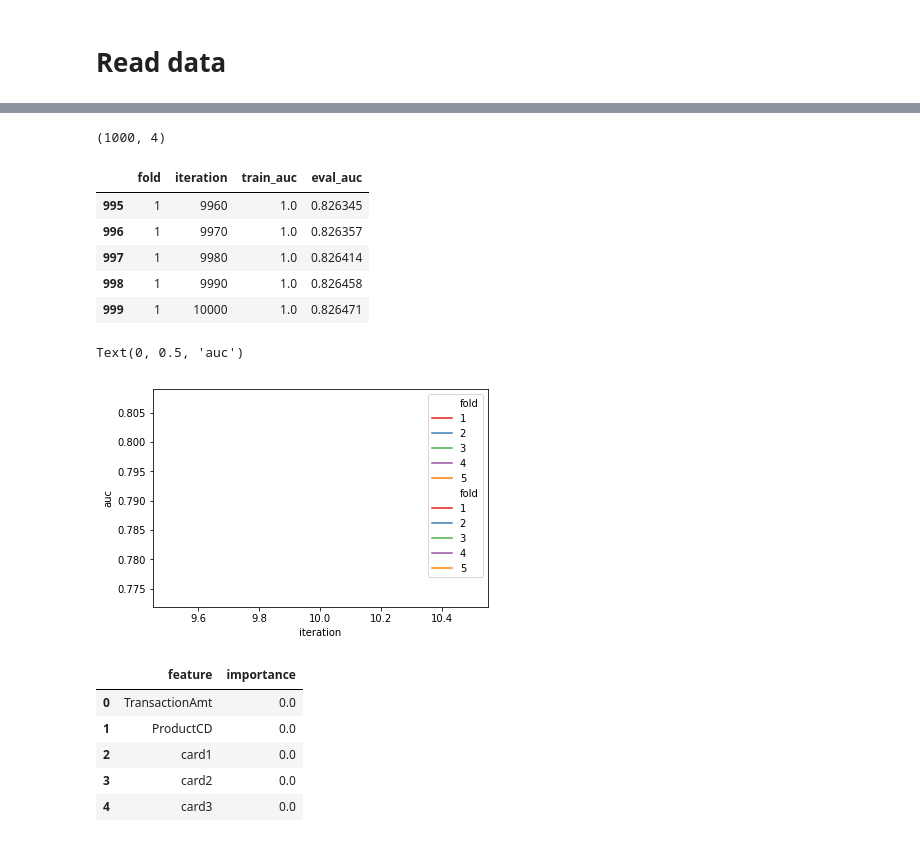
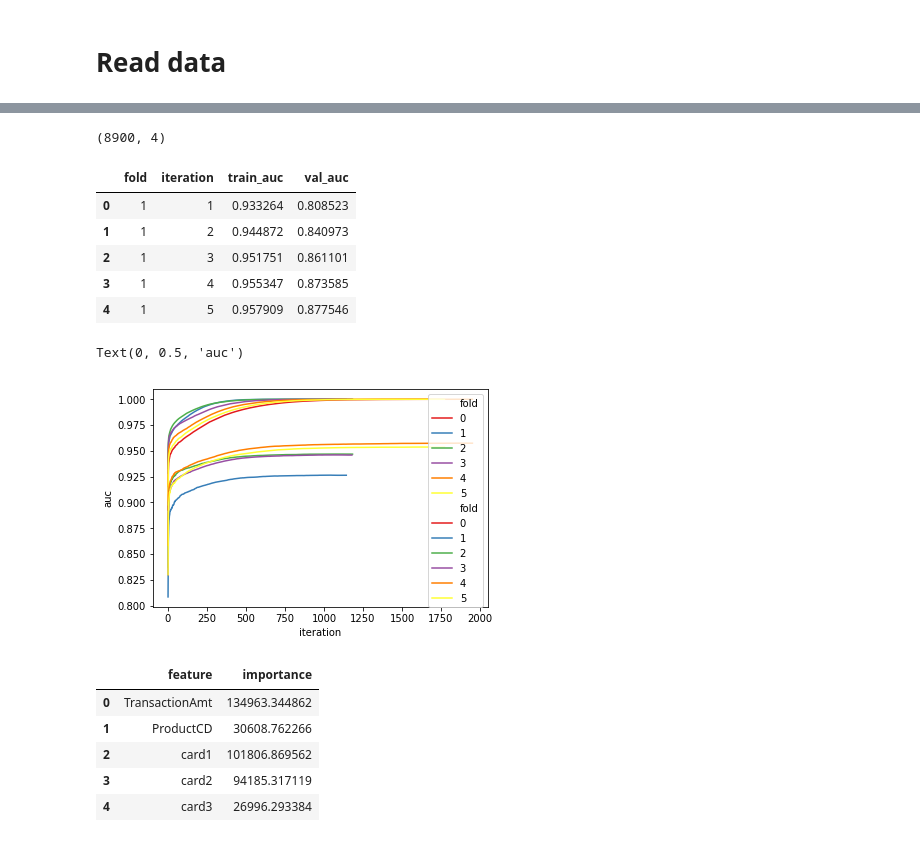
Before and after one commit to yota-p/02-ieee-fraud-detection, a Jupyter notebook: notebook/00-debug.ipynb, the cells around one changed output, grey strips where cells are left out. Saved outputs shown, nothing was run; the diff lists cells and outputs as text; code cells hidden in the pictures.

```diff
--- a/notebook/00-debug.ipynb
+++ b/notebook/00-debug.ipynb
@@ -60,36 +61,35 @@ out_sub_path = c.runtime.ROOTDIR / 'data/submission' / f'submission_{c.runtime.V
 train_log_path = c.runtime.ROOTDIR / 'log' / f'train_{c.runtime.VERSION}{dsize}.tsv'
 main_log_path = c.runtime.ROOTDIR / 'log' / f'main_{c.runtime.VERSION}{dsize}.log'
 # %%
-log = pd.read_csv(c.log.train_log_path, delimiter='\t')
+log = pd.read_csv(train_log_path, delimiter='\t')
 print(log.shape)
 log.head()
-log.tail()
 # %% [output]
-(1000, 4)
+(8900, 4)
-|  | fold | iteration | train_auc | eval_auc |
-| 995 | 1 | 9960 | 1.0 | 0.826345 |
-| 996 | 1 | 9970 | 1.0 | 0.826357 |
-| 997 | 1 | 9980 | 1.0 | 0.826414 |
-| 998 | 1 | 9990 | 1.0 | 0.826458 |
-| 999 | 1 | 10000 | 1.0 | 0.826471 |
+|  | fold | iteration | train_auc | val_auc |
+| 0 | 1 | 1 | 0.933264 | 0.808523 |
+| 1 | 1 | 2 | 0.944872 | 0.840973 |
+| 2 | 1 | 3 | 0.951751 | 0.861101 |
+| 3 | 1 | 4 | 0.955347 | 0.873585 |
+| 4 | 1 | 5 | 0.957909 | 0.877546 |
 # %%
-sns.lineplot(x="iteration", y="train_auc", data=log, palette=sns.color_palette("Set1", 5), hue='fold')
-sns.lineplot(x="iteration", y="val_auc", data=log, palette=sns.color_palette("Set1", 5), hue='fold')
+sns.lineplot(x="iteration", y="train_auc", data=log, palette=sns.color_palette("Set1",max(log['fold'])+1), hue='fold')
+sns.lineplot(x="iteration", y="val_auc"  , data=log, palette=sns.color_palette("Set1",max(log['fold'])+1), hue='fold')
 plt.ylabel('auc')
 # %% [output]
 Text(0, 0.5, 'auc')
-[figure, old version]
+[figure, new version]
 # %%
-importance = pd.read_csv('feature/importance/importance_0007.csv')
+importance = pd.read_csv(importance_path)
 importance.columns = ['feature', 'importance']
 importance.head()
 # %% [output]
 |  | feature | importance |
-| 0 | TransactionAmt | 0.0 |
-| 1 | ProductCD | 0.0 |
-| 2 | card1 | 0.0 |
-| 3 | card2 | 0.0 |
-| 4 | card3 | 0.0 |
+| 0 | TransactionAmt | 134963.344862 |
+| 1 | ProductCD | 30608.762266 |
+| 2 | card1 | 101806.869562 |
+| 3 | card2 | 94185.317119 |
+| 4 | card3 | 26996.293384 |
 # %%
 data = importance.sort_values(by="importance", ascending=False)[0:20]
 data.head()
```
Also changed, not shown: parts of 6 cells of this notebook, 12 other files.
